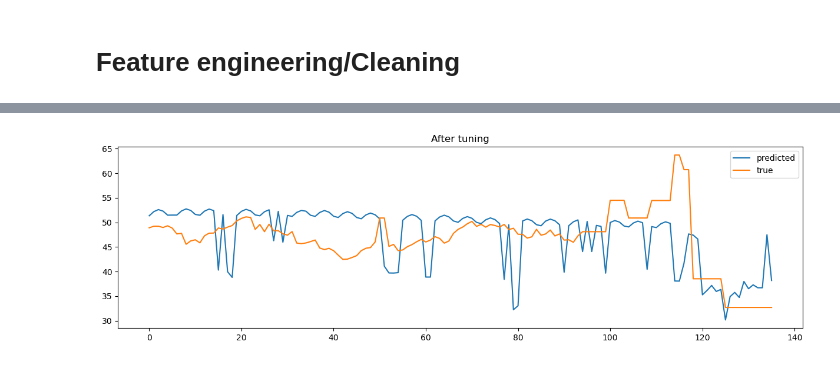
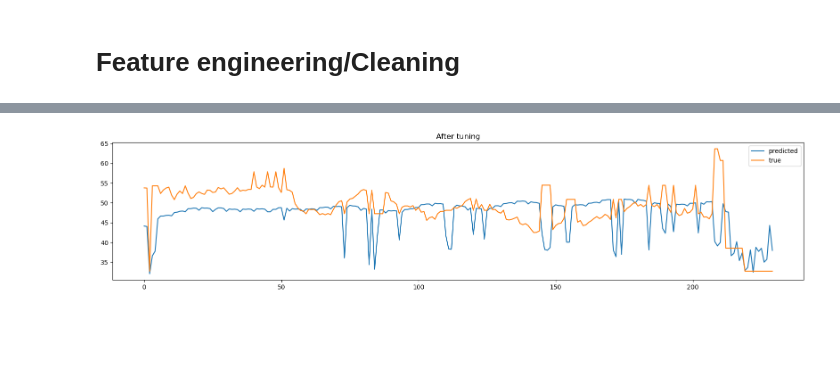
Before and after one commit to Amiromar1/DS-CHALLENGE, a Jupyter notebook: DS-2.ipynb, the cells around one changed output, grey strips where cells are left out. Saved outputs shown, nothing was run; the diff lists cells and outputs as text; code cells hidden in the pictures; blank space fills up the shorter version.

```diff
--- a/DS-2.ipynb
+++ b/DS-2.ipynb
@@ -403,28 +489,28 @@ plt.show()
 # %%
 param_grid = {
-    'changepoint_prior_scale': [300],
-    'seasonality_prior_scale': [60],
-    'yearly_seasonality' : [1,2,3],
-    'weekly_seasonality' : [1,2,3],
-    'daily_seasonality' : [1,2,3],
-    'seasonality_mode' : ['multiplicative']
+    'changepoint_prior_scale': [0.01, 0.05,0.1],
+    'seasonality_mode' : ['multiplicative'],
+    'seasonality_prior_scale' : [25,35,45],
+    'n_changepoints' : [20,30,35],
+    'holidays_prior_scale' : [20,30,35]
 }
 
 # Generate all combinations of parameters
 all_params = [dict(zip(param_grid.keys(), v)) for v in itertools.product(*param_grid.values())]
-mape = []  # Store the RMSEs for each params here
+mape = []
 
 # Use cross validation to evaluate all parameters
 for params in all_params:
     m = Prophet(**params)
     for i in columns:
         m.add_regressor(str(i))
+    print(params)
     m.fit(train)  # Fit model with given params
-    df_cv = cross_validation(m, initial='1482 days', period='50 days', horizon = '10 days', parallel="processes")
+    df_cv = cross_validation(m, initial='1297 days', period='60 days', horizon = '10 days', parallel="processes")
     df_p = performance_metrics(df_cv, rolling_window=1)
     mape.append(df_p['mape'].values[0])
     print(df_p['mape'].values[0])
-    clear_output(wait=True)
+    #clear_output(wait=True)
 
 
 # Find the best parameters
@@ -459,9 +581,8 @@ print(best_params)
 # %%
-model = Prophet(changepoint_prior_scale=300,
-                seasonality_prior_scale=60,
-                yearly_seasonality=3,
-                weekly_seasonality=1,
-                daily_seasonality=3,
+model = Prophet(changepoint_prior_scale=0.05,
+                seasonality_prior_scale=35,
+                n_changepoints=35,
+                holidays_prior_scale=20,
                 seasonality_mode='multiplicative')
 
 for i in columns:
@@ -474,8 +595,11 @@ model.fit(train)
 <prophet.forecaster.Prophet at 0x...>
 # %%
+pd.set_option('display.max_rows', 500)
+
 forecast = model.predict(test_x)
-#test_y = test_y.reset_index()
+test_y = test_y.reset_index()
 forecast['true'] = test_y['dcoilwtico']
 
-forecast[['ds', 'yhat', 'true', 'yhat_lower', 'yhat_upper']]
+plot_measure = model.plot(forecast)
+print(forecast[['ds', 'yhat', 'true', 'yhat_lower', 'yhat_upper']])
 # %% [output]
@@ -498,8 +627,6 @@ mae = mean_absolute_error(forecast['true'], forecast['yhat'])
 
 print('MAPE is ', round(mape, 3))
 print('MAE is ', round(mae,3))
-#test_y = test_y.reset_index()
+test_y = test_y.reset_index()
 forecast['true'] = test_y['dcoilwtico']
-
-forecast [['ds', 'yhat', 'true', 'yhat_lower', 'yhat_upper']].head()
 # %% [output]
@@ -514,9 +635,9 @@ MAE is  4.998
 # %%
-plt.figure(figsize=(15,4))
+plt.figure(figsize=(20,4))
 plt.plot(forecast['yhat'], label='predicted')
 plt.plot(forecast['true'], label='true')
 plt.legend()
 plt.title('After tuning')
 plt.show()
 # %% [output]
-[figure, old version]
+[figure, new version]
```
Also changed, not shown: parts of 20 cells of this notebook.
